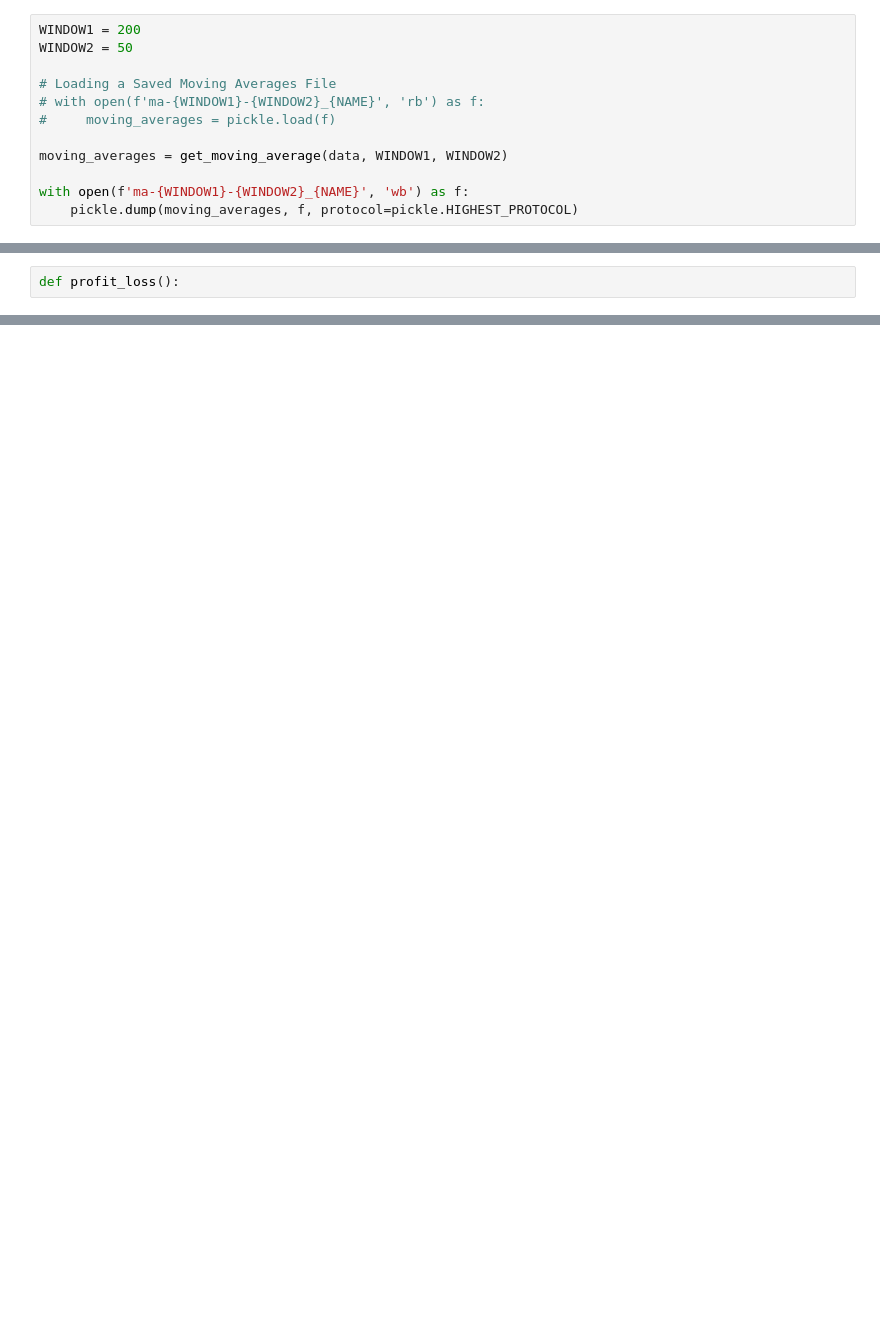
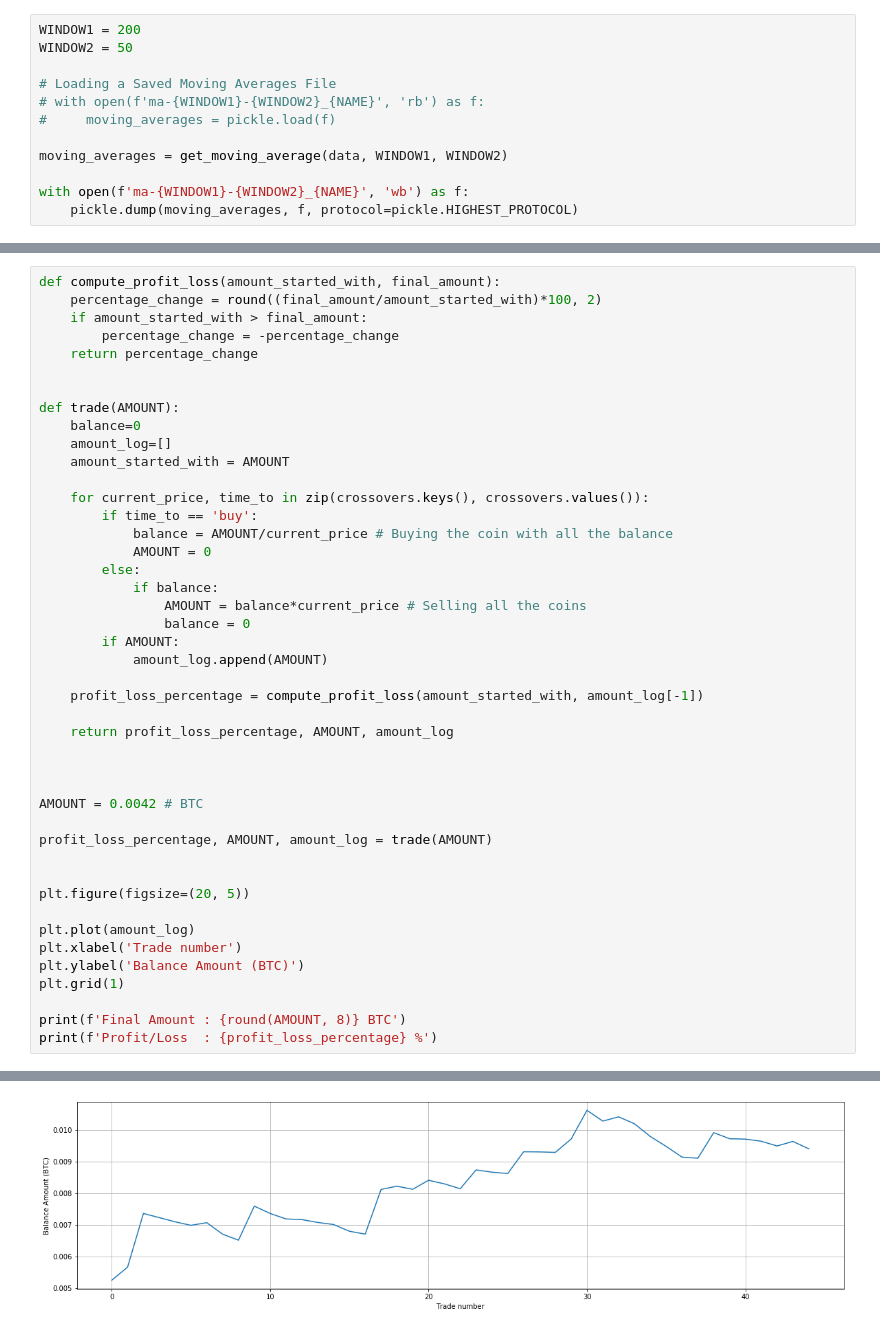
Before and after one commit to ParthikB/Crypto-Predictor, a Jupyter notebook: XRP data analysis.ipynb, the cells around one changed output, grey strips where cells are left out. Saved outputs shown, nothing was run; the diff lists cells and outputs as text; blank space fills up the shorter version.

```diff
--- a/XRP data analysis.ipynb
+++ b/XRP data analysis.ipynb
@@ -104,2 +117,45 @@ plt.show()
-# %%
-def profit_loss():
+# %%
+def compute_profit_loss(amount_started_with, final_amount):
+    percentage_change = round((final_amount/amount_started_with)*100, 2)
+    if amount_started_with > final_amount:
+        percentage_change = -percentage_change
+    return percentage_change
+
+
+def trade(AMOUNT):
+    balance=0
+    amount_log=[]
+    amount_started_with = AMOUNT
+
+    for current_price, time_to in zip(crossovers.keys(), crossovers.values()):
+        if time_to == 'buy':
+            balance = AMOUNT/current_price # Buying the coin with all the balance
+            AMOUNT = 0
+        else:
+            if balance:
+                AMOUNT = balance*current_price # Selling all the coins
+                balance = 0
+        if AMOUNT:
+            amount_log.append(AMOUNT)
+
+    profit_loss_percentage = compute_profit_loss(amount_started_with, amount_log[-1])
+
+    return profit_loss_percentage, AMOUNT, amount_log
+
+
+
+AMOUNT = 0.0042 # BTC
+
+profit_loss_percentage, AMOUNT, amount_log = trade(AMOUNT)
+
+
+plt.figure(figsize=(20, 5))
+
+plt.plot(amount_log)
+plt.xlabel('Trade number')
+plt.ylabel('Balance Amount (BTC)')
+plt.grid(1)
+
+print(f'Final Amount : {round(AMOUNT, 8)} BTC')
+print(f'Profit/Loss  : {profit_loss_percentage} %')
+# %% [output]
@@ -105,0 +164 @@ def profit_loss():
+[figure, added]
```
Also changed, not shown: parts of 7 cells of this notebook, 2 other files.
